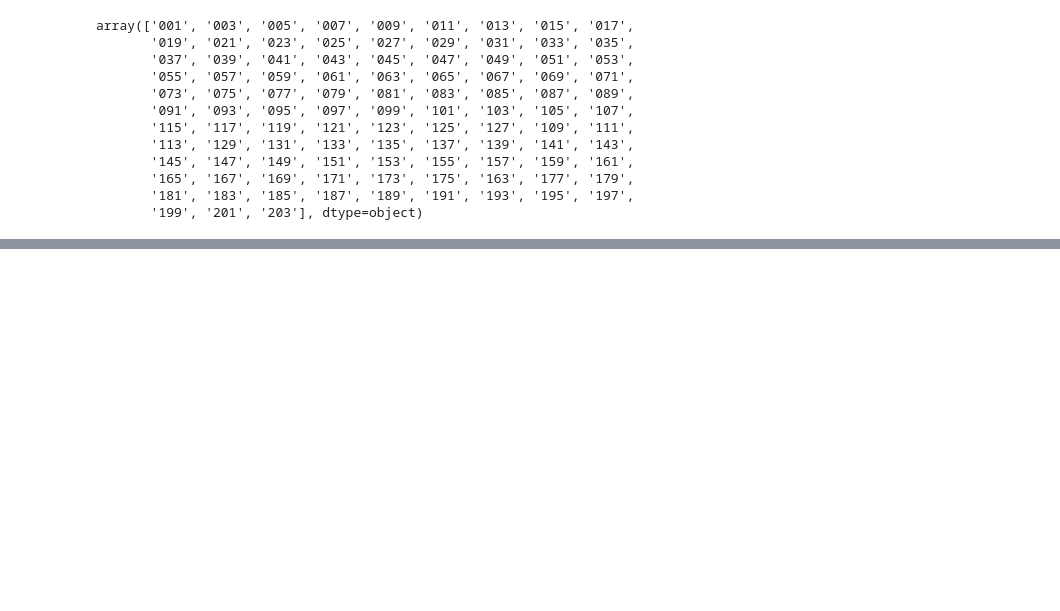
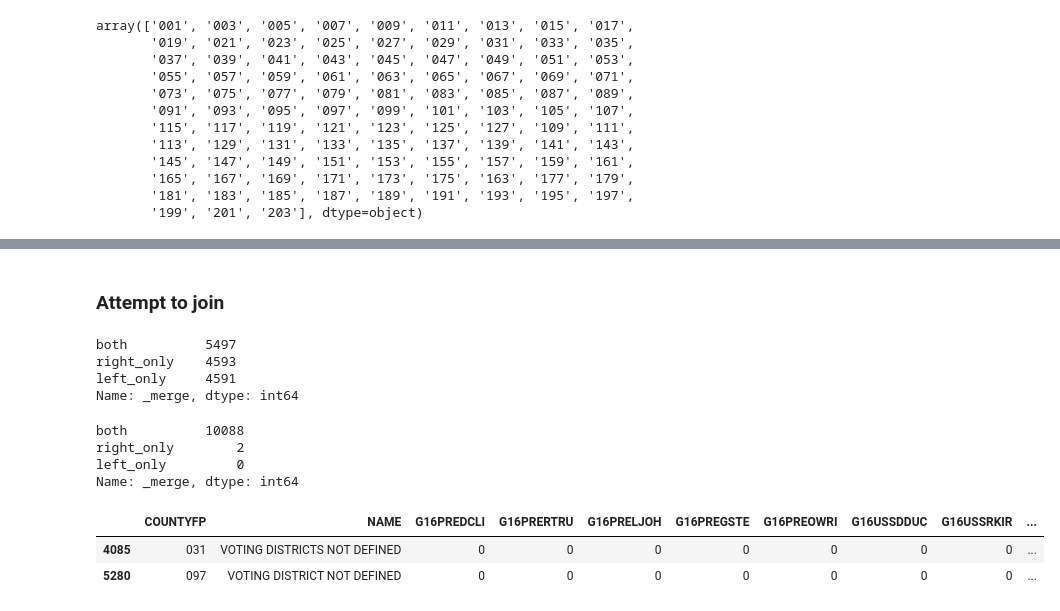
Before and after one commit to nonpartisan-redistricting-datahub/pdv-il, a Jupyter notebook: vest-il-2016/vest-il-2016-validation.ipynb, the cells around one changed output, grey strips where cells are left out. Cells and saved outputs as stored; diff of their text form; code cells hidden in the pictures; blank space fills up the shorter version.

```diff
--- a/vest-il-2016/vest-il-2016-validation.ipynb
+++ b/vest-il-2016/vest-il-2016-validation.ipynb
@@ -560,0 +430,7 @@ NameError: name 'county_col' is not defined
+# %%
+#Create unique_ID columns for both the election results file and the VEST file
+election_results["unique_ID"] = election_results["COUNTYFP"]+"-"+election_results["PrecinctName"].str.upper()
+election_results["unique_ID"].value_counts(dropna=False)
+
+vest_shp["unique_ID"] = vest_shp["COUNTYFP"]+"-"+vest_shp["NAME"].str.upper()
+vest_shp["unique_ID"].value_counts(dropna=False)
@@ -560,0 +452,11 @@ NameError: name 'county_col' is not defined
+# %%
+to_allocate = ["PRESIDENT ONLY",
+"PRESIDENTIAL BALLOT",
+"ELECTIONS OFFICE",
+"Elections Office",
+"PRESIDENTIAL ONLY",
+"PRES ONLY",
+"PRESIDENTIAL"]
+# %%
+giving_votes = election_results[election_results["PrecinctName"].isin(to_allocate)]
+receiving_votes = election_results[~election_results["PrecinctName"].isin(to_allocate)]
@@ -560,0 +604,18 @@ NameError: name 'county_col' is not defined
+# %%
+election_results = allocate_absentee(receiving_votes,giving_votes,races,"COUNTYFP")
+# %% [markdown]
+### Attempt to join
+# %%
+#Perform a join
+join = pd.merge(election_results,vest_shp,how="outer",on="unique_ID",indicator=True)
+print(join["_merge"].value_counts())
+
+# election_only = join[join["_merge"]=="left_only"]
+# vest_only = join[join["_merge"]=="right_only"]
+# election_only.to_csv("./election_only.csv")
+# vest_only.to_csv("./vest_only.csv")
+# %% [output]
+both          5497
+right_only    4593
+left_only     4591
+Name: _merge, dtype: int64
@@ -560,0 +628,15 @@ NameError: name 'county_col' is not defined
+# %%
+#Perform a join again
+join = pd.merge(election_results,vest_shp,how="outer",on="unique_ID",indicator=True)
+print(join["_merge"].value_counts())
+
+#Confirm the unjoined are zero-vote
+vest_shp[vest_shp["unique_ID"].isin(list(join[join["_merge"]=="right_only"]["unique_ID"]))]
+# %% [output]
+both          10088
+right_only        2
+left_only         0
+Name: _merge, dtype: int64
+|  | COUNTYFP | NAME | G16PREDCLI | G16PRERTRU | G16PRELJOH | G16PREGSTE | G16PREOWRI | G16USSDDUC | G16USSRKIR | ... |
+| 4085 | 031 | VOTING DISTRICTS NOT DEFINED | 0 | 0 | 0 | 0 | 0 | 0 | 0 | ... |
+| 5280 | 097 | VOTING DISTRICT NOT DEFINED | 0 | 0 | 0 | 0 | 0 | 0 | 0 | ... |
```
Also changed, not shown: parts of 28 cells of this notebook.
